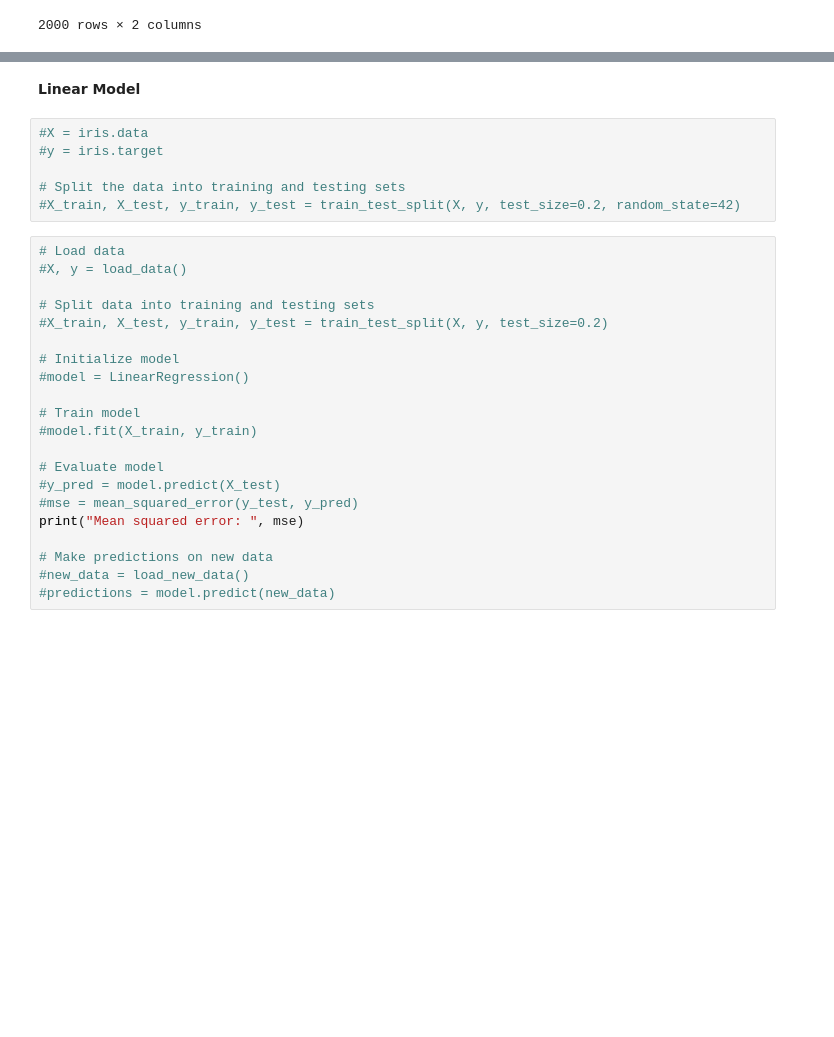
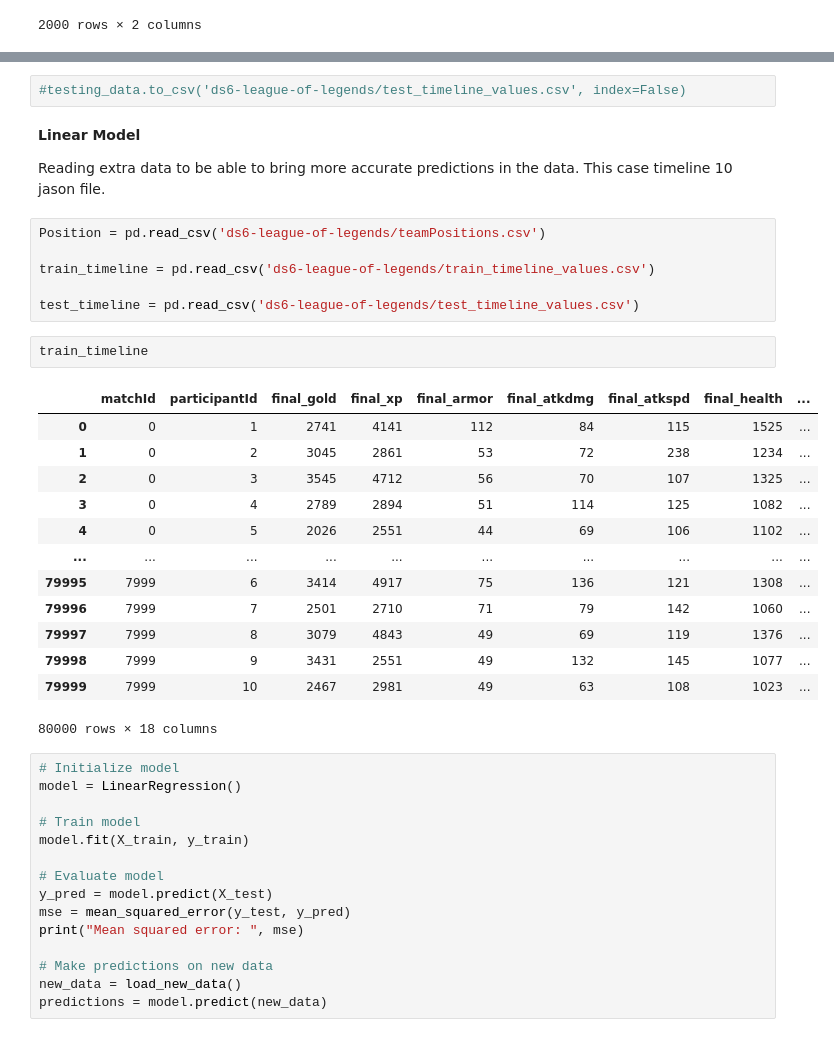
Before and after one commit to nss-data-science-cohort-6/kaggle_lol-elden-ring, a Jupyter notebook: notebooks/Alison_cg.ipynb, the cells around one changed output, grey strips where cells are left out. Drawn from its saved outputs; the diff is of its cells as text; blank space fills up the shorter version.

```diff
--- a/notebooks/Alison_cg.ipynb
+++ b/notebooks/Alison_cg.ipynb
@@ -296,29 +409,43 @@ data_predictions
+# %%
+#testing_data.to_csv('ds6-league-of-legends/test_timeline_values.csv', index=False)
 # %% [markdown]
 **Linear Model**
+
+Reading extra data to be able to bring more accurate predictions in the data. This case timeline 10 jason file.
-# %%
-#X = iris.data
-#y = iris.target
-
-# Split the data into training and testing sets
-#X_train, X_test, y_train, y_test = train_test_split(X, y, test_size=0.2, random_state=42)
+# %%
+Position = pd.read_csv('ds6-league-of-legends/teamPositions.csv')
+
+train_timeline = pd.read_csv('ds6-league-of-legends/train_timeline_values.csv')
+
+test_timeline = pd.read_csv('ds6-league-of-legends/test_timeline_values.csv')
+# %%
+train_timeline
+# %% [output]
+|  | matchId | participantId | final_gold | final_xp | final_armor | final_atkdmg | final_atkspd | final_health | ... |
+| 0 | 0 | 1 | 2741 | 4141 | 112 | 84 | 115 | 1525 | ... |
+| 1 | 0 | 2 | 3045 | 2861 | 53 | 72 | 238 | 1234 | ... |
+| 2 | 0 | 3 | 3545 | 4712 | 56 | 70 | 107 | 1325 | ... |
+| 3 | 0 | 4 | 2789 | 2894 | 51 | 114 | 125 | 1082 | ... |
+| 4 | 0 | 5 | 2026 | 2551 | 44 | 69 | 106 | 1102 | ... |
+| ... | ... | ... | ... | ... | ... | ... | ... | ... | ... |
+| 79995 | 7999 | 6 | 3414 | 4917 | 75 | 136 | 121 | 1308 | ... |
+| 79996 | 7999 | 7 | 2501 | 2710 | 71 | 79 | 142 | 1060 | ... |
+| 79997 | 7999 | 8 | 3079 | 4843 | 49 | 69 | 119 | 1376 | ... |
+| 79998 | 7999 | 9 | 3431 | 2551 | 49 | 132 | 145 | 1077 | ... |
+| 79999 | 7999 | 10 | 2467 | 2981 | 49 | 63 | 108 | 1023 | ... |
+80000 rows × 18 columns
 # %%
-# Load data
-#X, y = load_data()
-
-# Split data into training and testing sets
-#X_train, X_test, y_train, y_test = train_test_split(X, y, test_size=0.2)
-
 # Initialize model
-#model = LinearRegression()
+model = LinearRegression()
 
 # Train model
-#model.fit(X_train, y_train)
+model.fit(X_train, y_train)
 
 # Evaluate model
-#y_pred = model.predict(X_test)
-#mse = mean_squared_error(y_test, y_pred)
+y_pred = model.predict(X_test)
+mse = mean_squared_error(y_test, y_pred)
 print("Mean squared error: ", mse)
 
 # Make predictions on new data
-#new_data = load_new_data()
-#predictions = model.predict(new_data)
+new_data = load_new_data()
+predictions = model.predict(new_data)
```
Also changed, not shown: parts of 9 cells of this notebook.
